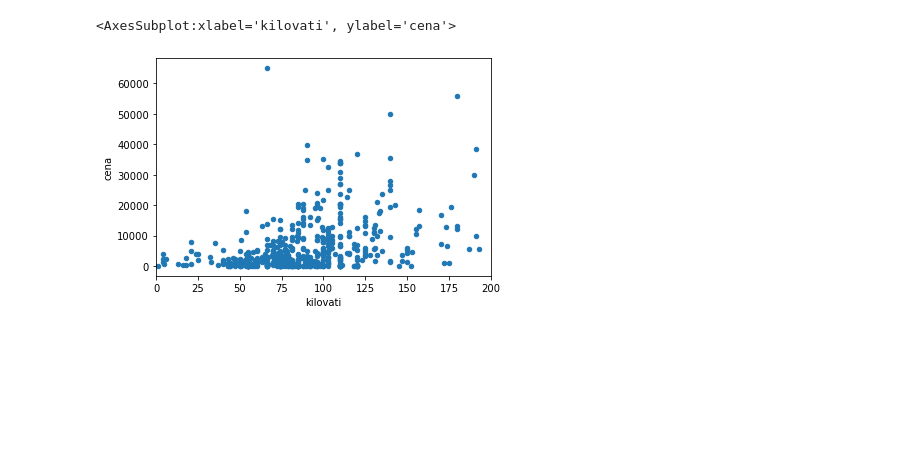
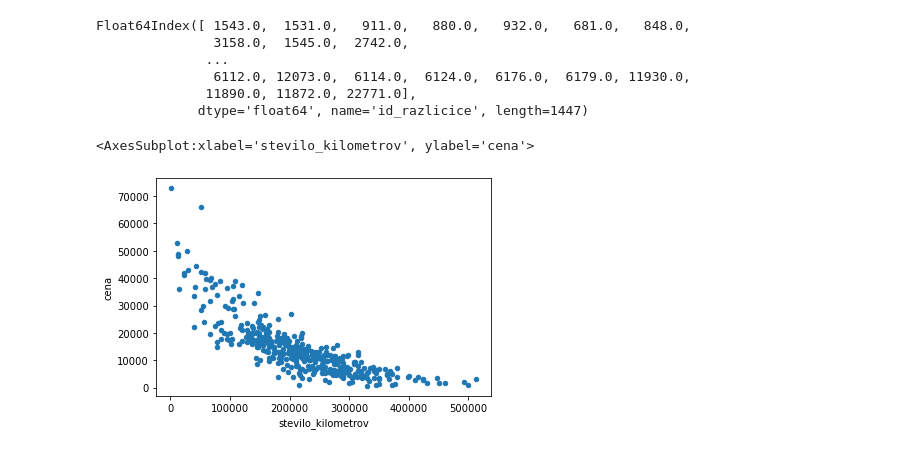
Before and after one commit to pg008/programiranje_1_projektna_naloga, a Jupyter notebook: src/analiza.ipynb, the cells around one changed output. Cells and saved outputs as stored; diff of their text form; code cells hidden in the pictures; blank space fills up the shorter version.

```diff
--- a/src/analiza.ipynb
+++ b/src/analiza.ipynb
@@ -38,5 +56,14 @@ avti[(40 < avti.kilovati) & (avti.kilovati < 90)].plot.scatter("starost", "cena"
-# %%
-avti.plot.scatter("kilovati", "cena", xlim=(0, 200))
-# %% [output]
-<AxesSubplot:xlabel='kilovati', ylabel='cena'>
-[figure, removed]
+# %%
+naj_razlicice.keys()
+# %% [output]
+Float64Index([ 1543.0,  1531.0,   911.0,   880.0,   932.0,   681.0,   848.0,
+               3158.0,  1545.0,  2742.0,
+              ...
+               6112.0, 12073.0,  6114.0,  6124.0,  6176.0,  6179.0, 11930.0,
+              11890.0, 11872.0, 22771.0],
+             dtype='float64', name='id_razlicice', length=1447)
+# %%
+avti[avti.id_modela == naj_modeli.keys()[2]].plot.scatter("stevilo_kilometrov", "cena")
+# %% [output]
+<AxesSubplot:xlabel='stevilo_kilometrov', ylabel='cena'>
+[figure, added]
```
Also changed, not shown: parts of 16 cells of this notebook, 13 other files.
